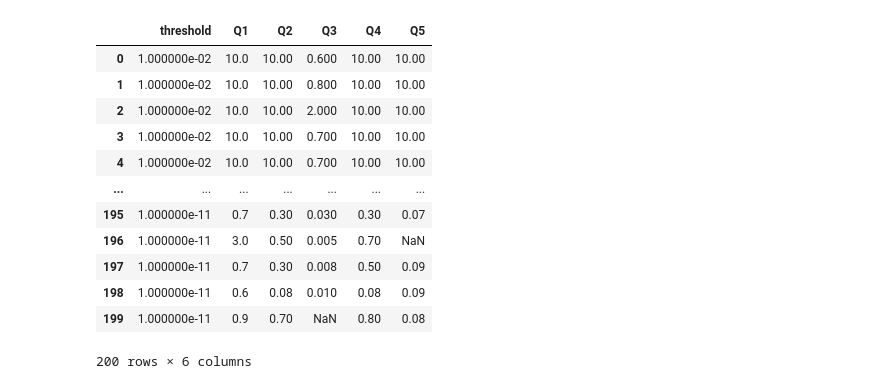
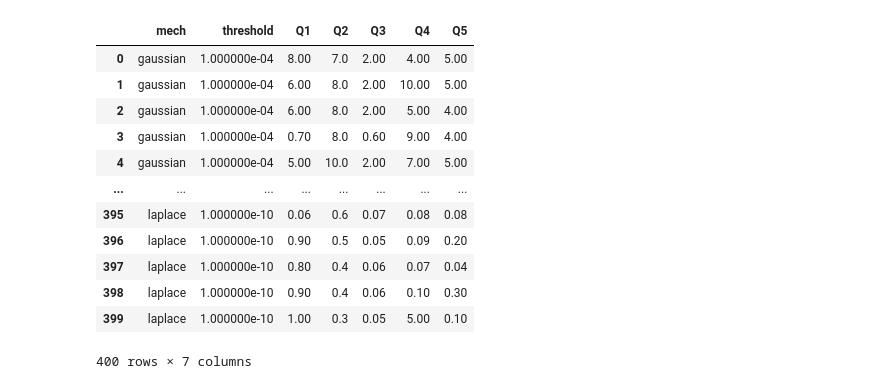
Before and after one commit to youny626/DP_test, a Jupyter notebook: ablation/vary_svt_threshold/plot.ipynb, the cells around one changed output. Cells and saved outputs as stored; diff of their text form; code cells hidden in the pictures.

```diff
--- a/ablation/vary_svt_threshold/plot.ipynb
+++ b/ablation/vary_svt_threshold/plot.ipynb
@@ -1,36 +1,37 @@
 # %%
 import pandas as pd
 import numpy as np
 
-svt_threshold = [10e-3, 10e-6, 10e-9, 10e-12]
+svt_threshold = [10e-5, 10e-7, 10e-9, 10e-11]
 
 data = []
-for t in svt_threshold:
-    with open(f"result/threshold_{t}_eps.log") as f:
-        lines = f.readlines()
-        for line in lines:
-            eps_res = [t]
-            split = line.split(", ")
-            for eps in split:
-                if "None" in eps:
-                    eps_res.append(np.nan)
-                else:
-                    eps_res.append(float(eps))
-            data.append(eps_res)
+for mech in  ["gaussian", "laplace"]:
+    for t in svt_threshold:
+        with open(f"result/{mech}_t_{t}_eps.log") as f:
+            lines = f.readlines()
+            for line in lines:
+                eps_res = [mech, t]
+                split = line.split(", ")
+                for eps in split:
+                    if "None" in eps:
+                        eps_res.append(np.nan)
+                    else:
+                        eps_res.append(float(eps))
+                data.append(eps_res)
 
-df = pd.DataFrame(data=data, columns=["threshold", "Q1", "Q2", "Q3", "Q4", "Q5"])
+df = pd.DataFrame(data=data, columns=["mech", "threshold", "Q1", "Q2", "Q3", "Q4", "Q5"])
 df
 # %% [output]
-|  | threshold | Q1 | Q2 | Q3 | Q4 | Q5 |
-| 0 | 1.000000e-02 | 10.0 | 10.00 | 0.600 | 10.00 | 10.00 |
-| 1 | 1.000000e-02 | 10.0 | 10.00 | 0.800 | 10.00 | 10.00 |
-| 2 | 1.000000e-02 | 10.0 | 10.00 | 2.000 | 10.00 | 10.00 |
-| 3 | 1.000000e-02 | 10.0 | 10.00 | 0.700 | 10.00 | 10.00 |
-| 4 | 1.000000e-02 | 10.0 | 10.00 | 0.700 | 10.00 | 10.00 |
-| ... | ... | ... | ... | ... | ... | ... |
-| 195 | 1.000000e-11 | 0.7 | 0.30 | 0.030 | 0.30 | 0.07 |
-| 196 | 1.000000e-11 | 3.0 | 0.50 | 0.005 | 0.70 | NaN |
-| 197 | 1.000000e-11 | 0.7 | 0.30 | 0.008 | 0.50 | 0.09 |
-| 198 | 1.000000e-11 | 0.6 | 0.08 | 0.010 | 0.08 | 0.09 |
-| 199 | 1.000000e-11 | 0.9 | 0.70 | NaN | 0.80 | 0.08 |
+|  | mech | threshold | Q1 | Q2 | Q3 | Q4 | Q5 |
+| 0 | gaussian | 1.000000e-04 | 8.00 | 7.0 | 2.00 | 4.00 | 5.00 |
+| 1 | gaussian | 1.000000e-04 | 6.00 | 8.0 | 2.00 | 10.00 | 5.00 |
+| 2 | gaussian | 1.000000e-04 | 6.00 | 8.0 | 2.00 | 5.00 | 4.00 |
+| 3 | gaussian | 1.000000e-04 | 0.70 | 8.0 | 0.60 | 9.00 | 4.00 |
+| 4 | gaussian | 1.000000e-04 | 5.00 | 10.0 | 2.00 | 7.00 | 5.00 |
+| ... | ... | ... | ... | ... | ... | ... | ... |
+| 395 | laplace | 1.000000e-10 | 0.06 | 0.6 | 0.07 | 0.08 | 0.08 |
+| 396 | laplace | 1.000000e-10 | 0.90 | 0.5 | 0.05 | 0.09 | 0.20 |
+| 397 | laplace | 1.000000e-10 | 0.80 | 0.4 | 0.06 | 0.07 | 0.04 |
+| 398 | laplace | 1.000000e-10 | 0.90 | 0.4 | 0.06 | 0.10 | 0.30 |
+| 399 | laplace | 1.000000e-10 | 1.00 | 0.3 | 0.05 | 5.00 | 0.10 |
-200 rows × 6 columns
+400 rows × 7 columns
```
Also changed, not shown: parts of 6 cells of this notebook, 3 other files.
